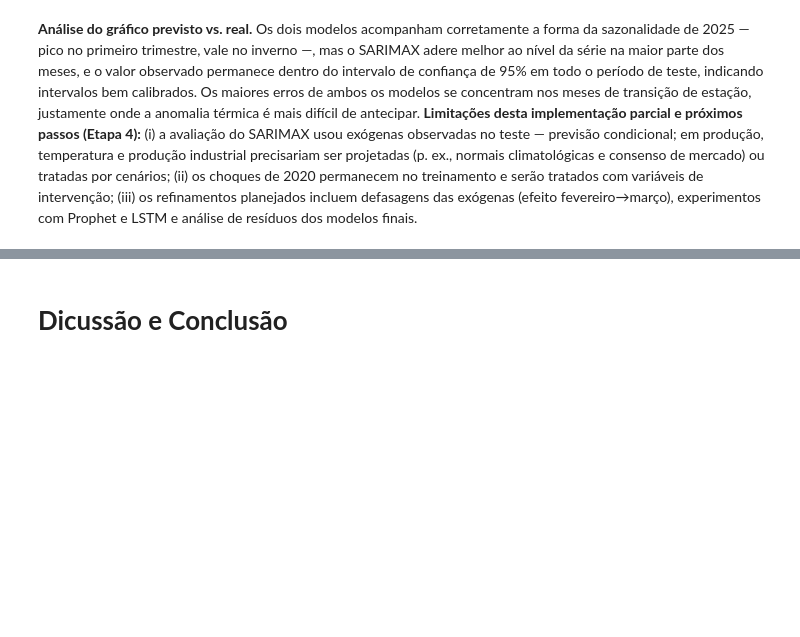
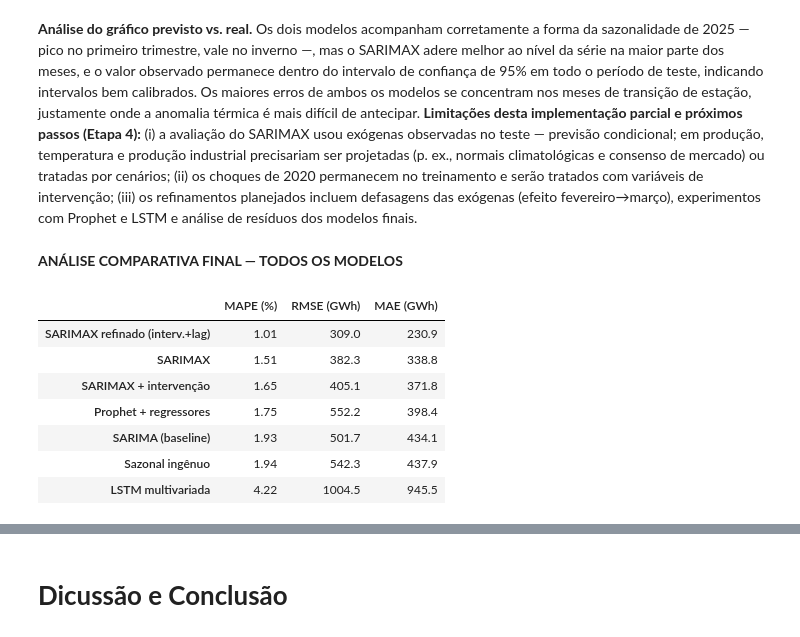
Before and after one commit to lrrod/mackprojetoIV, a Jupyter notebook: cd_projeto_aplicado_IV_doc.ipynb, the cells around one changed output, grey strips where cells are left out. Cells and saved outputs as stored; diff of their text form; code cells hidden in the pictures; blank space fills up the shorter version.

```diff
--- a/cd_projeto_aplicado_IV_doc.ipynb
+++ b/cd_projeto_aplicado_IV_doc.ipynb
@@ -600,0 +695,27 @@ Coeficientes das exógenas (SARIMAX):
+# %%
+# LSTM MULTIVARIADA: JANELA DESLIZANTE DE 24 MESES; SEMENTES FIXADAS
+import os; os.environ['TF_CPP_MIN_LOG_LEVEL'] = '3'
+import numpy as np, tensorflow as tf
+from tensorflow import keras
+np.random.seed(42); tf.random.set_seed(42)
+
+colunas = ['consumo_gwh', 'temp_media_c', 'pim_sp']
+dados = base[colunas].values.astype('float32')
+media, desvio = dados[:-12].mean(axis=0), dados[:-12].std(axis=0)  # normalização SÓ com o treino
+dados_norm = (dados - media) / desvio
+
+JANELA = 24
+X_seq, y_seq = [], []
+for i in range(JANELA, len(dados_norm)):
+    X_seq.append(dados_norm[i - JANELA:i]); y_seq.append(dados_norm[i, 0])
+X_seq, y_seq = np.array(X_seq), np.array(y_seq)
+
+modelo_lstm = keras.Sequential([keras.layers.LSTM(32, input_shape=(JANELA, len(colunas))),
+                                keras.layers.Dense(1)])
+modelo_lstm.compile(optimizer=keras.optimizers.Adam(1e-3), loss='mse')
+historia = modelo_lstm.fit(X_seq[:-12], y_seq[:-12], epochs=200, batch_size=16, verbose=0,
+                           validation_split=0.1,
+                           callbacks=[keras.callbacks.EarlyStopping(patience=20, restore_best_weights=True)])
+prev_lstm = pd.Series(modelo_lstm.predict(X_seq[-12:], verbose=0).ravel() * desvio[0] + media[0],
+                      index=teste.index)
+print(f'LSTM treinada ({len(historia.history["loss"])} épocas até a parada antecipada).')
@@ -652,3 +781,28 @@ plt.tight_layout(); plt.show()
 [figure]
 # %% [markdown]
 **Análise do gráfico previsto vs. real.** Os dois modelos acompanham corretamente a forma da sazonalidade de 2025 — pico no primeiro trimestre, vale no inverno —, mas o SARIMAX adere melhor ao nível da série na maior parte dos meses, e o valor observado permanece dentro do intervalo de confiança de 95% em todo o período de teste, indicando intervalos bem calibrados. Os maiores erros de ambos os modelos se concentram nos meses de transição de estação, justamente onde a anomalia térmica é mais difícil de antecipar. **Limitações desta implementação parcial e próximos passos (Etapa 4):** (i) a avaliação do SARIMAX usou exógenas observadas no teste — previsão condicional; em produção, temperatura e produção industrial precisariam ser projetadas (p. ex., normais climatológicas e consenso de mercado) ou tratadas por cenários; (ii) os choques de 2020 permanecem no treinamento e serão tratados com variáveis de intervenção; (iii) os refinamentos planejados incluem defasagens das exógenas (efeito fevereiro→março), experimentos com Prophet e LSTM e análise de resíduos dos modelos finais.
+# %% [markdown]
+**ANÁLISE COMPARATIVA FINAL — TODOS OS MODELOS**
+# %%
+# TABELA COMPARATIVA FINAL: SETE PREVISORES, MESMAS MÉTRICAS, MESMO TESTE
+previsores = {
+    'Sazonal ingênuo':               prev_ingenuo,
+    'SARIMA (baseline)':             prev_sarima,
+    'SARIMAX':                       prev_sarimax,
+    'SARIMAX + intervenção':         prev_sx_dummy,
+    'SARIMAX refinado (interv.+lag)': prev_refinado,
+    'Prophet + regressores':         prev_prophet,
+    'LSTM multivariada':             prev_lstm,
+}
+tabela_final = pd.DataFrame({nome: metricas(teste, prev) for nome, prev in previsores.items()}).T
+tabela_final = tabela_final.sort_values('MAPE (%)')
+tabela_final
+# %% [output]
+|  | MAPE (%) | RMSE (GWh) | MAE (GWh) |
+| SARIMAX refinado (interv.+lag) | 1.01 | 309.0 | 230.9 |
+| SARIMAX | 1.51 | 382.3 | 338.8 |
+| SARIMAX + intervenção | 1.65 | 405.1 | 371.8 |
+| Prophet + regressores | 1.75 | 552.2 | 398.4 |
+| SARIMA (baseline) | 1.93 | 501.7 | 434.1 |
+| Sazonal ingênuo | 1.94 | 542.3 | 437.9 |
+| LSTM multivariada | 4.22 | 1004.5 | 945.5 |
```
Also changed, not shown: parts of 21 cells of this notebook.
